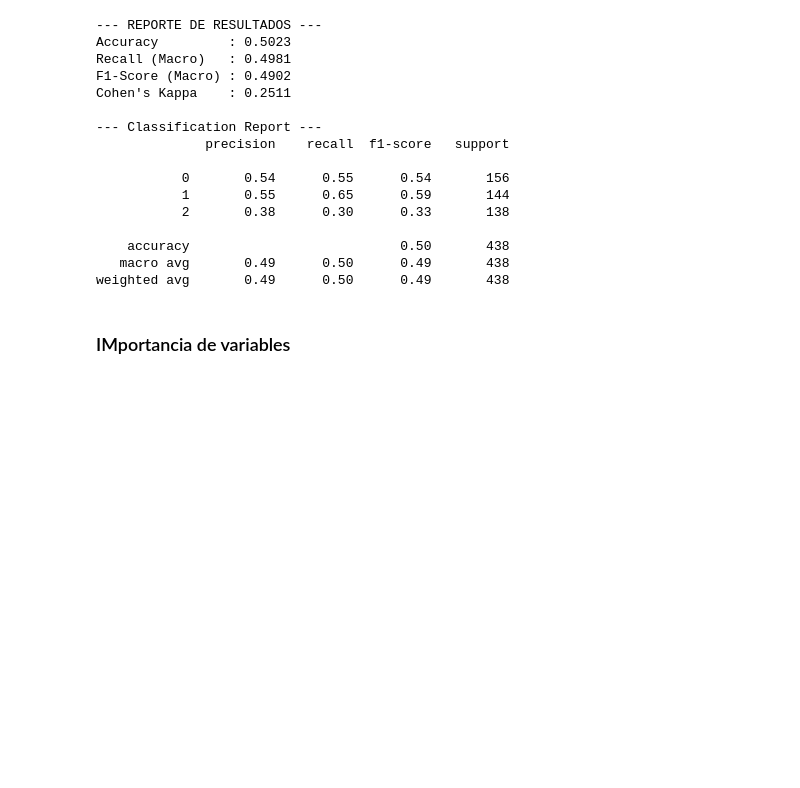
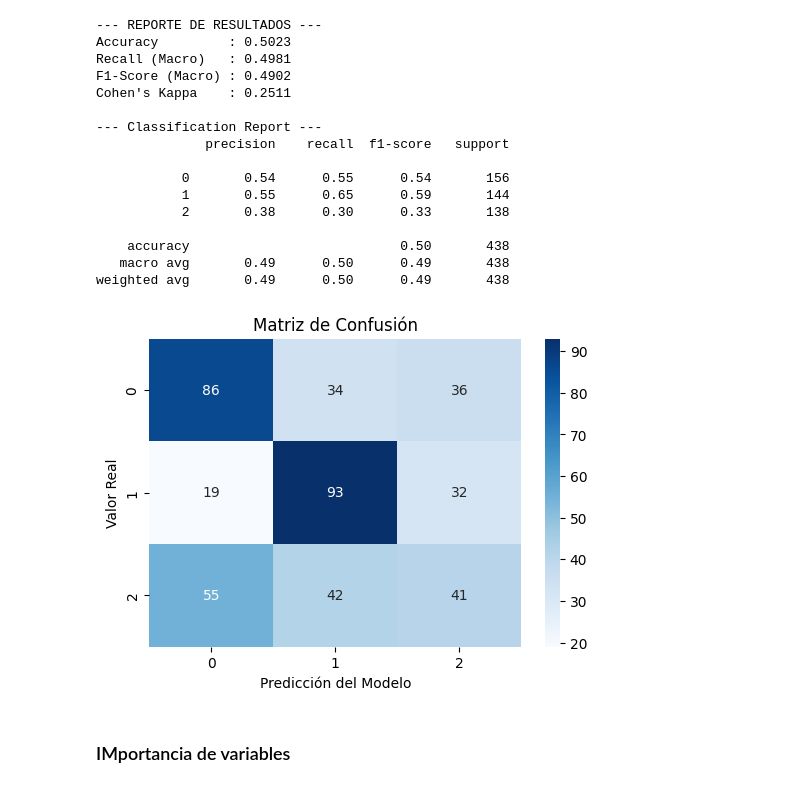
Before and after one commit to luiscadn/ProvidenciaCane-Harvest-Forecasting-ML, a Jupyter notebook: notebooks/05_XGBoost_Comparison.ipynb, the cells around one changed output. Saved outputs shown, nothing was run; the diff lists cells and outputs as text; code cells hidden in the pictures; blank space fills up the shorter version.

```diff
--- a/notebooks/05_XGBoost_Comparison.ipynb
+++ b/notebooks/05_XGBoost_Comparison.ipynb
@@ -642,6 +672,26 @@ Cohen's Kappa    : 0.2511
     accuracy                           0.50       438
    macro avg       0.49      0.50      0.49       438
 weighted avg       0.49      0.50      0.49       438
+# %%
+labels_target = sorted(pd.Series(y_test_sac).unique())
+
+cm = confusion_matrix(y_test_sac, y_pred_clf_sac, labels=labels_target)
+
+plt.figure(figsize=(6, 4))
+sns.heatmap(
+    cm,
+    annot=True,
+    fmt='d',
+    cmap='Blues',
+    xticklabels=labels_target,
+    yticklabels=labels_target
+)
+plt.title('Matriz de Confusión')
+plt.ylabel('Valor Real')
+plt.xlabel('Predicción del Modelo')
+plt.show()
+# %% [output]
+[figure, added]
 # %% [markdown]
 ### IMportancia de variables
 # %%
```
Also changed, not shown: parts of 2 cells of this notebook, 6 other files.
